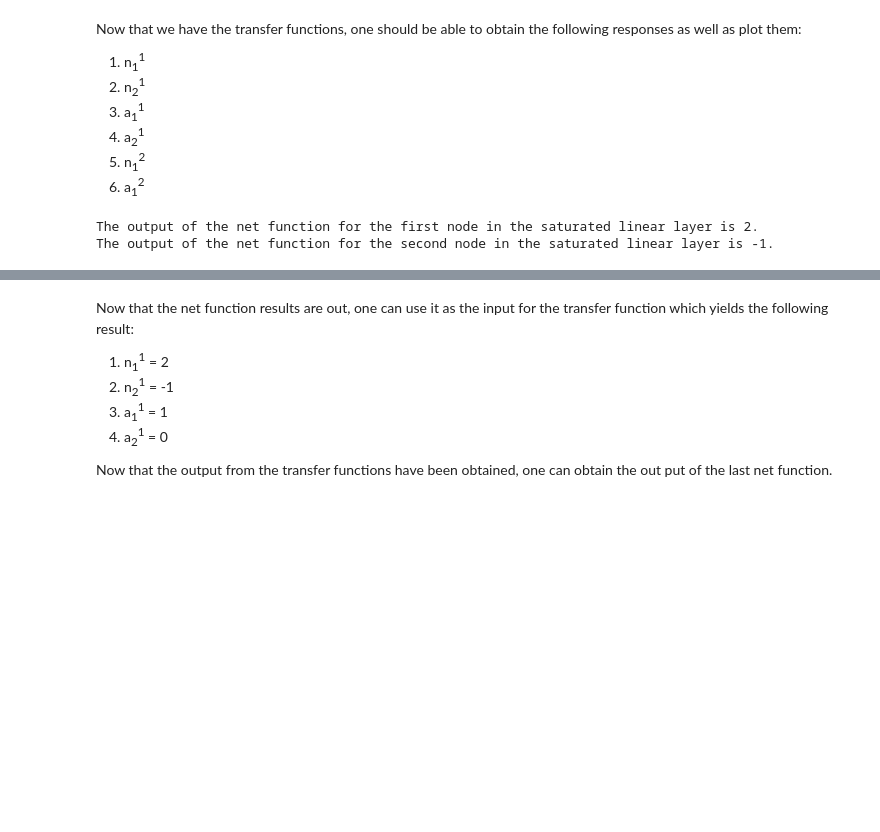
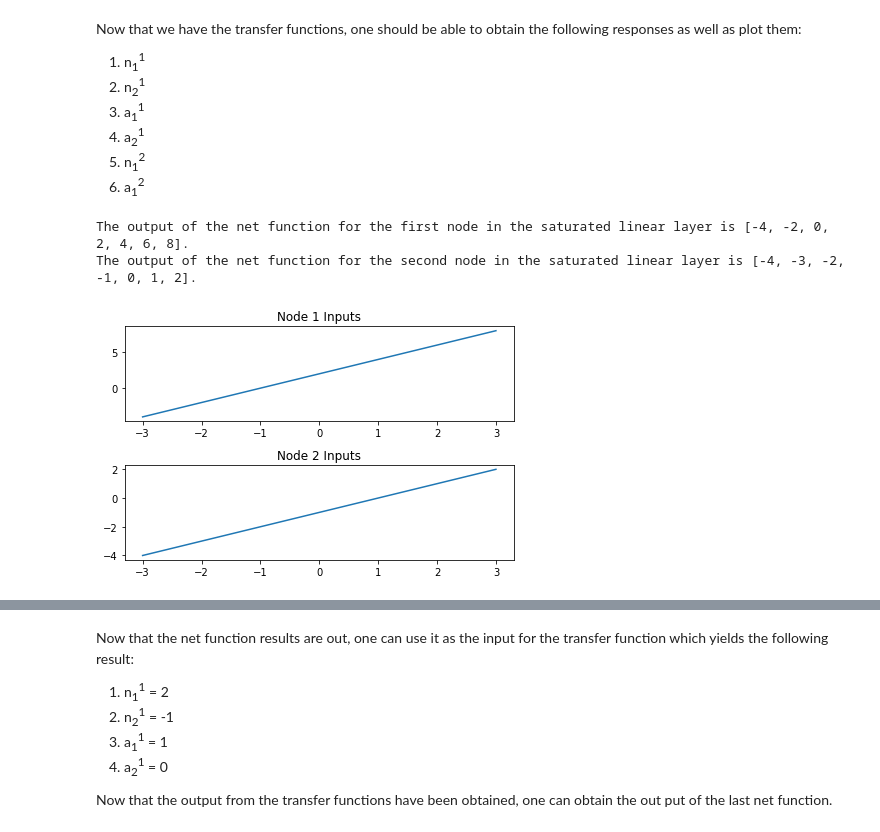
Before and after one commit to wpeguero/DSC-550__NEURAL_NETWORKS_AND_DEEP_LEARNING, a Jupyter notebook: topic_3/T3_assignment.ipynb, the cells around one changed output, grey strips where cells are left out. Cells and saved outputs as stored; diff of their text form; code cells hidden in the pictures; blank space fills up the shorter version.

```diff
--- a/topic_3/T3_assignment.ipynb
+++ b/topic_3/T3_assignment.ipynb
@@ -51,19 +51,25 @@ Now that we have the transfer functions, one should be able to obtain the follow
 # %%
 weights1 = [2, 1]
 weights2 = [1, -1]
 bias1 = [2, -1]
 bias2 = [0]
-node1 = 0
-node2 = 0
+node1 = []
+node2 = []
 for i in p:
-    node1 += i * weights1[0]
-    node2 += i * weights1[1]
-
-node1 += bias1[0]
-node2 += bias1[1]
+    node1.append(i * weights1[0] + bias1[0])
+    node2.append(i * weights1[1] + bias1[1])
 
 print("The output of the net function for the first node in the saturated linear layer is {}.".format(node1))
 print("The output of the net function for the second node in the saturated linear layer is {}.".format(node2))
+
+figure2, axis2 = plt.subplots(2,1)
+axis2[0].plot(p,node1)
+axis2[0].set_title("Node 1 Inputs")
+
+axis2[1].plot(p,node2)
+axis2[1].set_title("Node 2 Inputs")
+plt.tight_layout()
 # %% [output]
-The output of the net function for the first node in the saturated linear layer is 2.
-The output of the net function for the second node in the saturated linear layer is -1.
+The output of the net function for the first node in the saturated linear layer is [-4, -2, 0, 2, 4, 6, 8].
+The output of the net function for the second node in the saturated linear layer is [-4, -3, -2, -1, 0, 1, 2].
+[figure, added]
```
Also changed, not shown: parts of 5 cells of this notebook.
